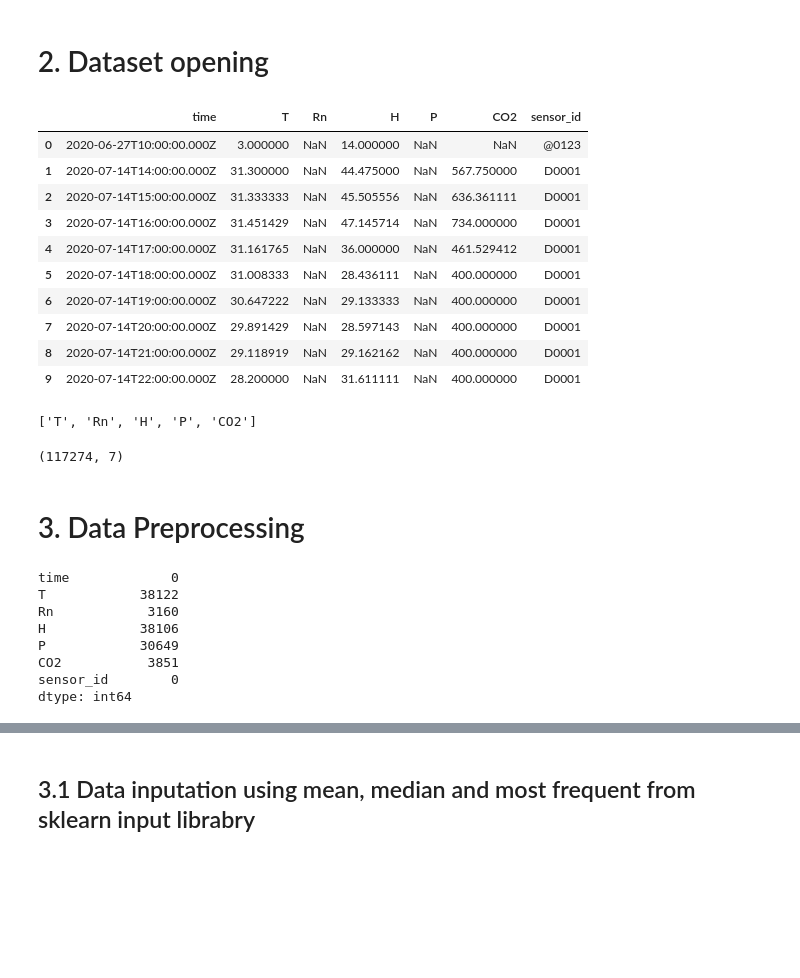
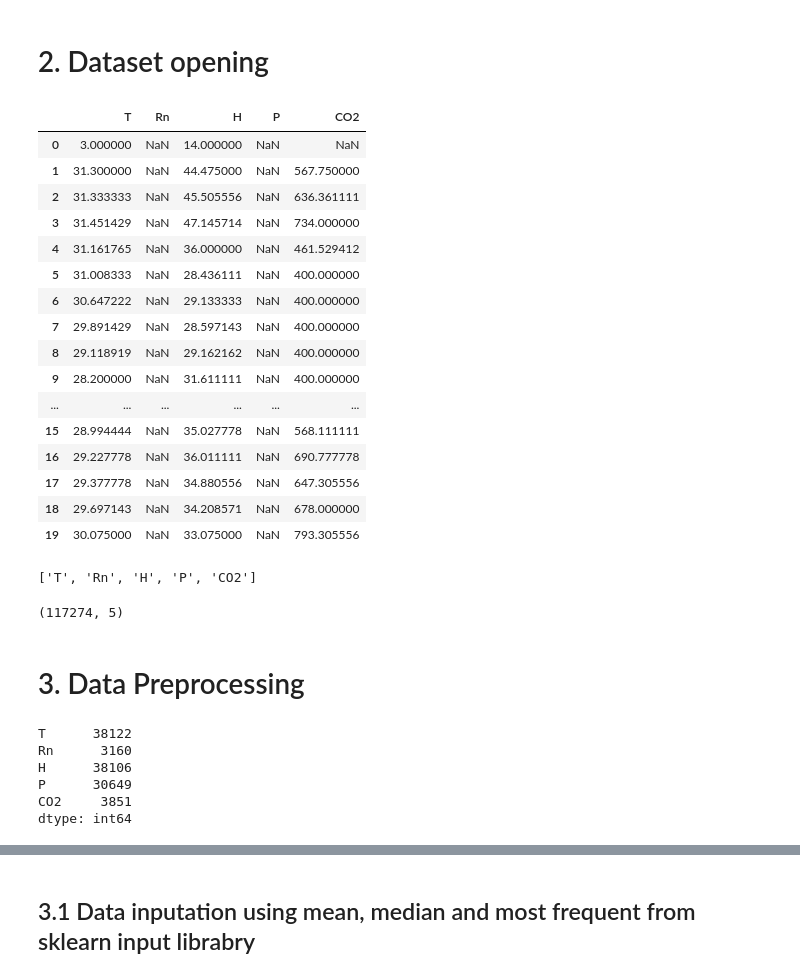
Before and after one commit to ValdoMpinga/rnhealth-scripts, a Jupyter notebook: dataCleaningAndNormalization/dataCleaningAndNormalization.ipynb, the cells around one changed output, grey strips where cells are left out. Cells and saved outputs as stored; diff of their text form; code cells hidden in the pictures; blank space fills up the shorter version.

Commit message:
feat: Imputation without time feature done!

```diff
--- a/dataCleaningAndNormalization/dataCleaningAndNormalization.ipynb
+++ b/dataCleaningAndNormalization/dataCleaningAndNormalization.ipynb
@@ -9,17 +10,28 @@ from sklearn.impute import SimpleImputer, KNNImputer, IterativeImputer
 # 2. Dataset opening
 # %%
 measurementsDf = pd.read_json('../../../../Data/RawData/measurements.json')
+# %%
+timeDf = measurementsDf.pop('time')
+timeDf = timeDf.to_frame()
+sensors_id_Df = measurementsDf.pop('sensor_id')
+sensors_id_Df = sensors_id_Df.to_frame()
 # %%
-measurementsDf.head(10)
+measurementsDf.head(20)
 # %% [output]
-|  | time | T | Rn | H | P | CO2 | sensor_id |
-| 0 | 2020-06-27T10:00:00.000Z | 3.000000 | NaN | 14.000000 | NaN | NaN | @0123 |
-| 1 | 2020-07-14T14:00:00.000Z | 31.300000 | NaN | 44.475000 | NaN | 567.750000 | D0001 |
-| 2 | 2020-07-14T15:00:00.000Z | 31.333333 | NaN | 45.505556 | NaN | 636.361111 | D0001 |
-| 3 | 2020-07-14T16:00:00.000Z | 31.451429 | NaN | 47.145714 | NaN | 734.000000 | D0001 |
-| 4 | 2020-07-14T17:00:00.000Z | 31.161765 | NaN | 36.000000 | NaN | 461.529412 | D0001 |
-| 5 | 2020-07-14T18:00:00.000Z | 31.008333 | NaN | 28.436111 | NaN | 400.000000 | D0001 |
-| 6 | 2020-07-14T19:00:00.000Z | 30.647222 | NaN | 29.133333 | NaN | 400.000000 | D0001 |
-| 7 | 2020-07-14T20:00:00.000Z | 29.891429 | NaN | 28.597143 | NaN | 400.000000 | D0001 |
-| 8 | 2020-07-14T21:00:00.000Z | 29.118919 | NaN | 29.162162 | NaN | 400.000000 | D0001 |
-| 9 | 2020-07-14T22:00:00.000Z | 28.200000 | NaN | 31.611111 | NaN | 400.000000 | D0001 |
+|  | T | Rn | H | P | CO2 |
+| 0 | 3.000000 | NaN | 14.000000 | NaN | NaN |
+| 1 | 31.300000 | NaN | 44.475000 | NaN | 567.750000 |
+| 2 | 31.333333 | NaN | 45.505556 | NaN | 636.361111 |
+| 3 | 31.451429 | NaN | 47.145714 | NaN | 734.000000 |
+| 4 | 31.161765 | NaN | 36.000000 | NaN | 461.529412 |
+| 5 | 31.008333 | NaN | 28.436111 | NaN | 400.000000 |
+| 6 | 30.647222 | NaN | 29.133333 | NaN | 400.000000 |
+| 7 | 29.891429 | NaN | 28.597143 | NaN | 400.000000 |
+| 8 | 29.118919 | NaN | 29.162162 | NaN | 400.000000 |
+| 9 | 28.200000 | NaN | 31.611111 | NaN | 400.000000 |
+| ... | ... | ... | ... | ... | ... |
+| 15 | 28.994444 | NaN | 35.027778 | NaN | 568.111111 |
+| 16 | 29.227778 | NaN | 36.011111 | NaN | 690.777778 |
+| 17 | 29.377778 | NaN | 34.880556 | NaN | 647.305556 |
+| 18 | 29.697143 | NaN | 34.208571 | NaN | 678.000000 |
+| 19 | 30.075000 | NaN | 33.075000 | NaN | 793.305556 |
@@ -28,4 +37,0 @@ discrete_features = [col for col in measurementsDf.columns if measurementsDf[col
-# %%
-discrete_features
-# %% [output]
-['T', 'Rn', 'H', 'P', 'CO2']
@@ -32,7 +40,11 @@ discrete_features
+# %%
+discrete_features
+# %% [output]
+['T', 'Rn', 'H', 'P', 'CO2']
 # %%
 print(measurementsDf.shape)
 # %% [output]
-(117274, 7)
+(117274, 5)
 # %% [markdown]
 # 3. Data Preprocessing
 # %%
@@ -40,13 +52,11 @@ print(measurementsDf.shape)
 
 measurementsDf.isnull().sum()
 # %% [output]
-time             0
-T            38122
-Rn            3160
-H            38106
-P            30649
-CO2           3851
-sensor_id        0
+T      38122
+Rn      3160
+H      38106
+P      30649
+CO2     3851
 dtype: int64
 # %%
 # Null values visualization
```
Also changed, not shown: parts of 33 cells of this notebook.
